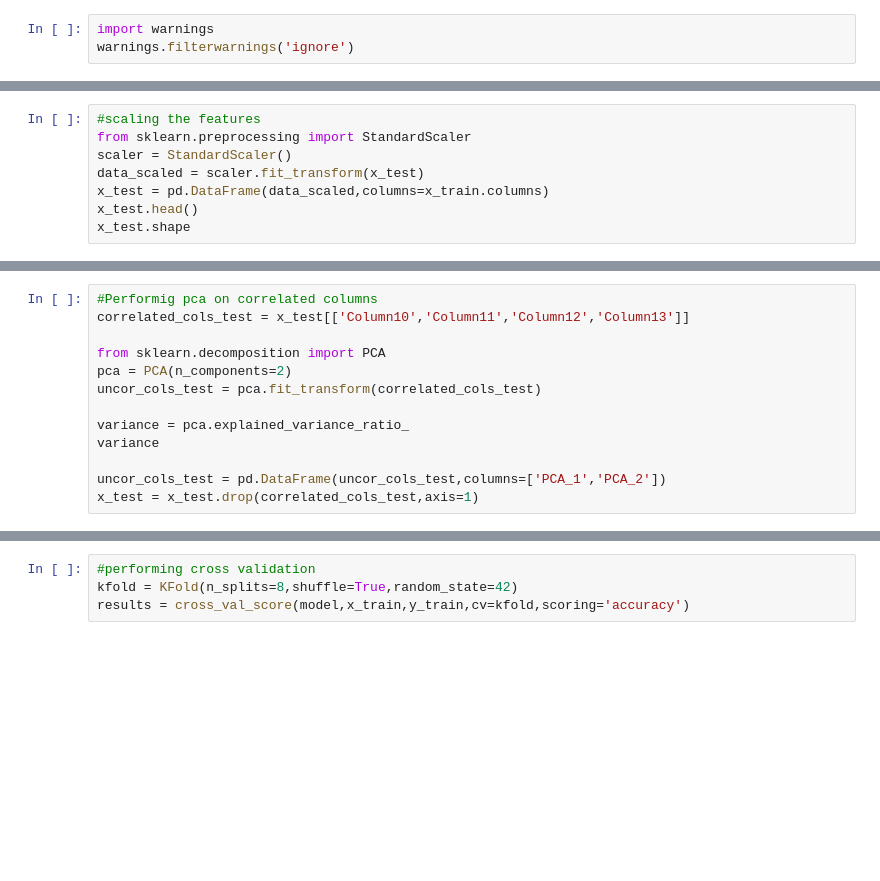
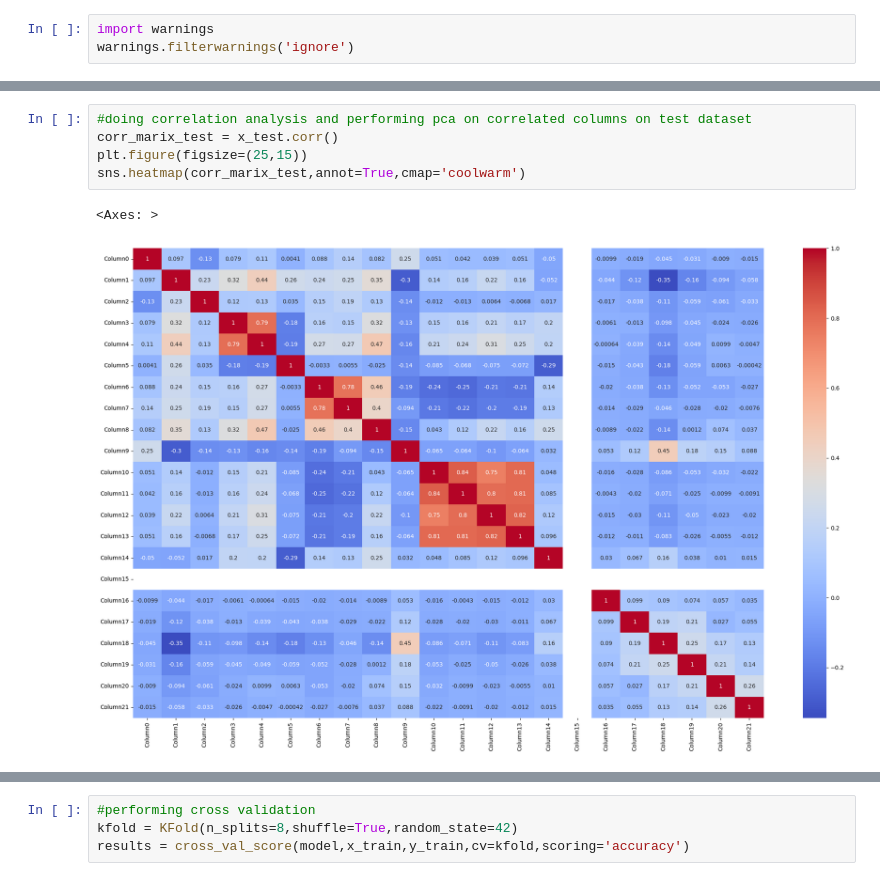
Before and after one commit to Saiteja2580/ML-Hackathon, a Jupyter notebook: Model_New.ipynb, the cells around one changed output, grey strips where cells are left out. Cells and saved outputs as stored; diff of their text form; blank space fills up the shorter version.

```diff
--- a/Model_New.ipynb
+++ b/Model_New.ipynb
@@ -269,8 +142,0 @@ x_train.shape
-# %%
-#scaling the features
-from sklearn.preprocessing import StandardScaler
-scaler = StandardScaler()
-data_scaled = scaler.fit_transform(x_test)
-x_test = pd.DataFrame(data_scaled,columns=x_train.columns)
-x_test.head()
-x_test.shape
@@ -296,13 +142,0 @@ x_train.shape
-# %%
-#Performig pca on correlated columns
-correlated_cols_test = x_test[['Column10','Column11','Column12','Column13']]
-
-from sklearn.decomposition import PCA
-pca = PCA(n_components=2)
-uncor_cols_test = pca.fit_transform(correlated_cols_test)
-
-variance = pca.explained_variance_ratio_
-variance
-
-uncor_cols_test = pd.DataFrame(uncor_cols_test,columns=['PCA_1','PCA_2'])
-x_test = x_test.drop(correlated_cols_test,axis=1)
@@ -372,0 +353,8 @@ print(y_train.shape)
+# %%
+#doing correlation analysis and performing pca on correlated columns on test dataset
+corr_marix_test = x_test.corr()
+plt.figure(figsize=(25,15))
+sns.heatmap(corr_marix_test,annot=True,cmap='coolwarm')
+# %% [output]
+<Axes: >
+[figure, added]
```
Also changed, not shown: parts of 67 cells of this notebook, 8 other files.
